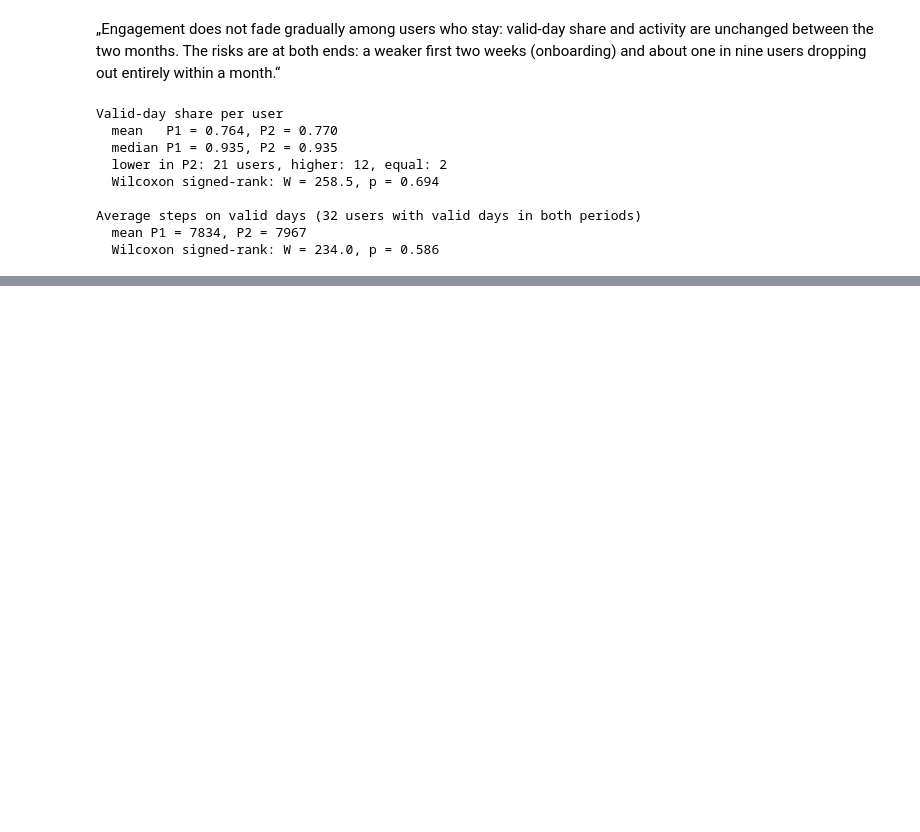
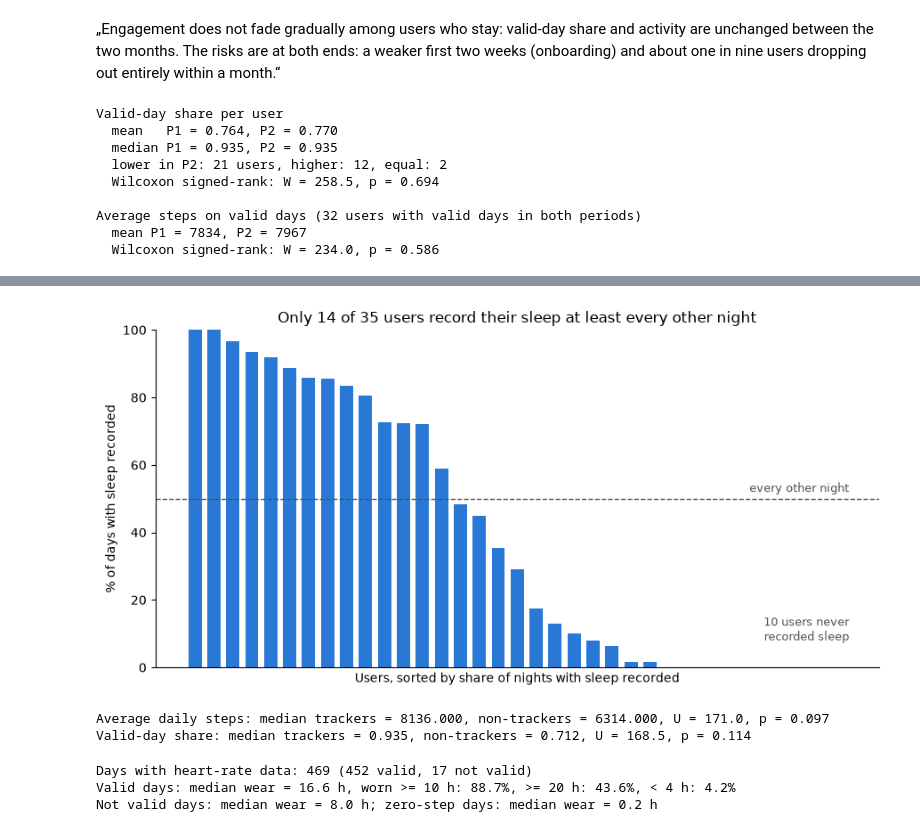
Before and after one commit to tymonbb/bellabeat_case_study, a Jupyter notebook: notebooks/analysis.ipynb, the cells around one changed output, grey strips where cells are left out. Drawn from its saved outputs; the diff is of its cells as text; code cells hidden in the pictures; blank space fills up the shorter version.

Commit message:
Add H2 analysis: sleep tracking, wear-time validation and sensitivity check

```diff
--- a/notebooks/analysis.ipynb
+++ b/notebooks/analysis.ipynb
@@ -160,0 +193,61 @@ Average steps on valid days (32 users with valid days in both periods)
+# %%
+plot_df = users.sort_values("sleep_tracking_rate", ascending=False).reset_index(drop=True)
+
+fig, ax = plt.subplots(figsize=(9, 4.5))
+ax.bar(plot_df.index + 1, 100 * plot_df["sleep_tracking_rate"], color="#2A78D6", width=0.7)
+ax.axhline(50, color="#52514E", linestyle="--", linewidth=1)
+ax.text(35.5, 52, "every other night", ha="right", color="#52514E", fontsize=9)
+
+n_never = (users["nights_tracked"] == 0).sum()
+ax.text(35.5, 8, f"{n_never} users never\nrecorded sleep", ha="right", color="#52514E", fontsize=9)
+
+ax.set_ylim(0, 100)
+ax.set_xlabel("Users, sorted by share of nights with sleep recorded")
+ax.set_ylabel("% of days with sleep recorded")
+ax.set_title(f"Only {(users['sleep_group'] == 'Regular').sum()} of {n_users} users "
+             "record their sleep at least every other night")
+ax.set_xticks([])
+ax.spines[["top", "right"]].set_visible(False)
+
+fig.tight_layout()
+fig.savefig("../docs/figures/h2_sleep_tracking.png", dpi=150)
+plt.show()
+# %% [output]
+[figure, added]
+# %%
+trackers = users[users["nights_tracked"] > 0]
+non_trackers = users[users["nights_tracked"] == 0]
+
+for col, label in [("avg_daily_steps", "Average daily steps"),
+                   ("valid_day_share", "Valid-day share")]:
+    test = stats.mannwhitneyu(trackers[col], non_trackers[col], alternative="two-sided")
+    print(f"{label}: median trackers = {trackers[col].median():.3f}, "
+          f"non-trackers = {non_trackers[col].median():.3f}, "
+          f"U = {test.statistic:.1f}, p = {test.pvalue:.3f}")
+# %% [output]
+Average daily steps: median trackers = 8136.000, non-trackers = 6314.000, U = 171.0, p = 0.097
+Valid-day share: median trackers = 0.935, non-trackers = 0.712, U = 168.5, p = 0.114
+# %%
+wear = daily.merge(
+    data["fact_heart_rate_daily"][["user_id", "activity_date", "minutes_with_hr"]],
+    on=["user_id", "activity_date"],
+    how="inner",
+)
+wear["wear_hours"] = wear["minutes_with_hr"] / 60
+
+valid_wear = wear[wear["is_valid_day"]]["wear_hours"]
+invalid_wear = wear[~wear["is_valid_day"]]
+
+print(f"Days with heart-rate data: {len(wear)} "
+      f"({wear['is_valid_day'].sum()} valid, {(~wear['is_valid_day']).sum()} not valid)")
+print(f"Valid days: median wear = {valid_wear.median():.1f} h, "
+      f"worn >= 10 h: {(valid_wear >= 10).mean():.1%}, "
+      f">= 20 h: {(valid_wear >= 20).mean():.1%}, "
+      f"< 4 h: {(valid_wear < 4).mean():.1%}")
+print(f"Not valid days: median wear = {invalid_wear['wear_hours'].median():.1f} h; "
+      f"zero-step days: median wear = "
+      f"{invalid_wear.loc[invalid_wear['is_zero_step_day'], 'wear_hours'].median():.1f} h")
+# %% [output]
+Days with heart-rate data: 469 (452 valid, 17 not valid)
+Valid days: median wear = 16.6 h, worn >= 10 h: 88.7%, >= 20 h: 43.6%, < 4 h: 4.2%
+Not valid days: median wear = 8.0 h; zero-step days: median wear = 0.2 h
```
Also changed, not shown: parts of 4 cells of this notebook, 2 other files.
